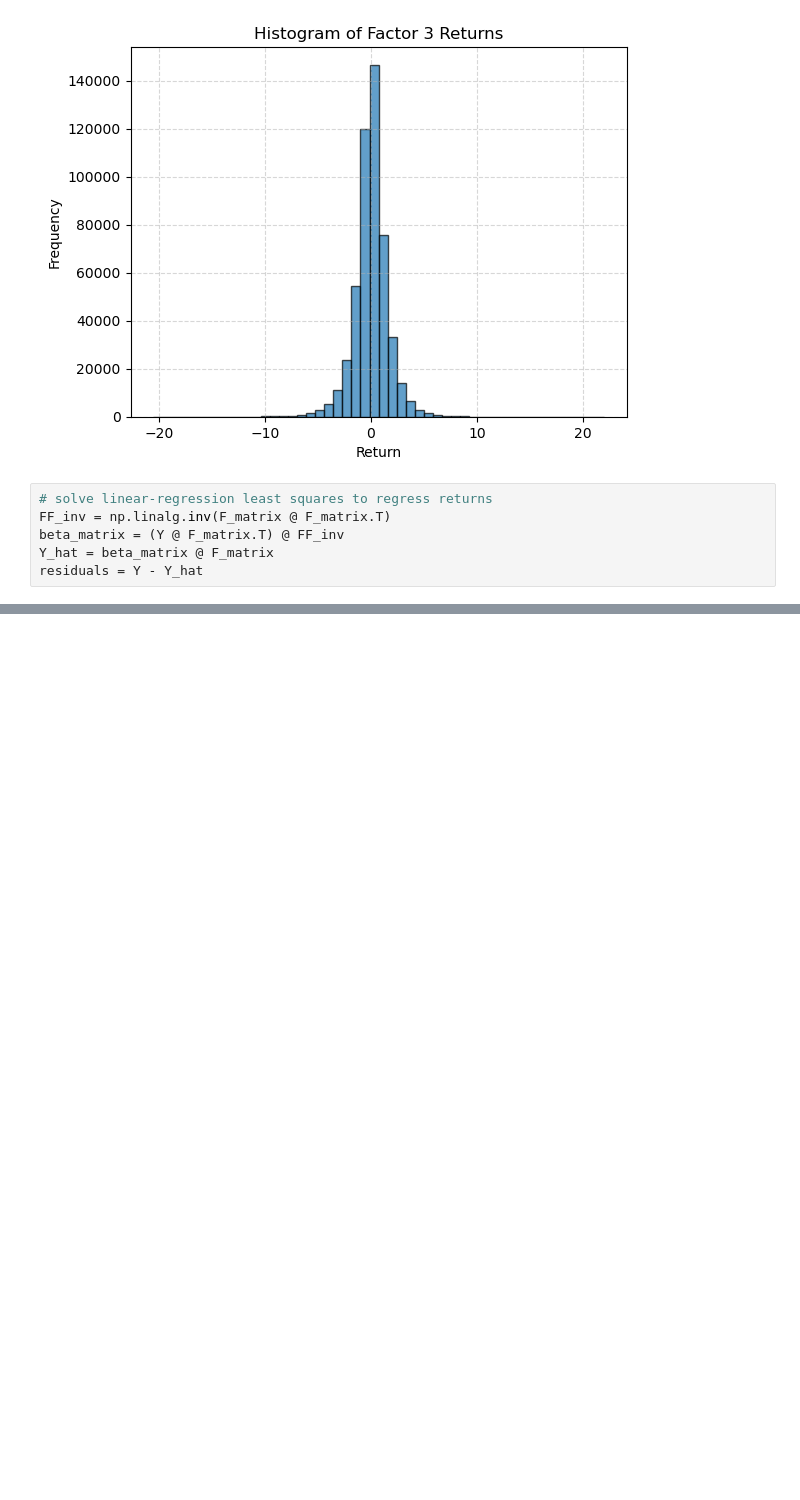
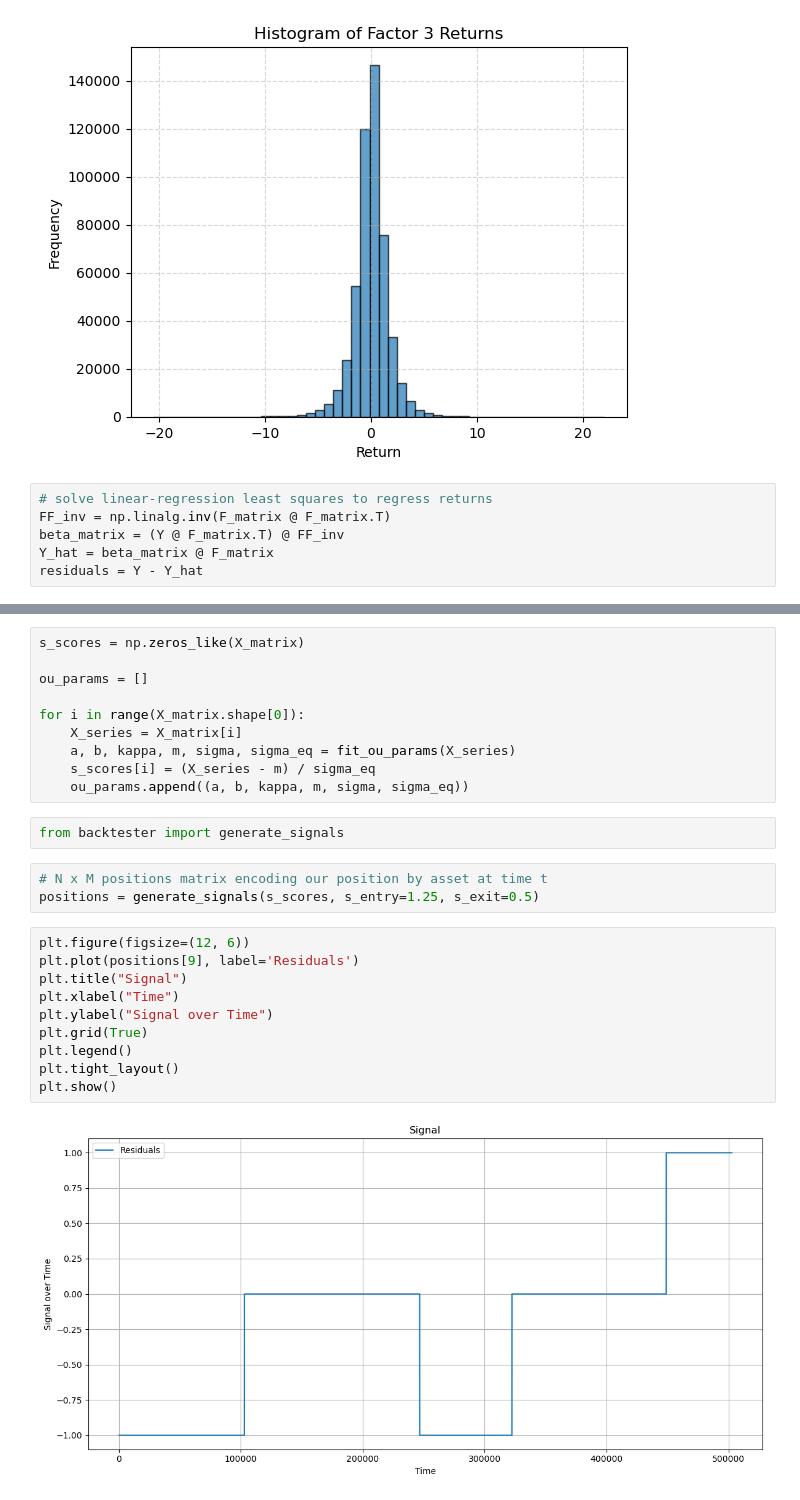
Before and after one commit to PrasunBanerjee04/Arbitrage, a Jupyter notebook: src/research.ipynb, the cells around one changed output, grey strips where cells are left out. Cells and saved outputs as stored; diff of their text form; blank space fills up the shorter version.

```diff
--- a/src/research.ipynb
+++ b/src/research.ipynb
@@ -217,0 +213,27 @@ array([[ 3.41092022e-01, -1.70920125e-01,  3.72400114e-02,
+# %%
+s_scores = np.zeros_like(X_matrix)
+
+ou_params = []
+
+for i in range(X_matrix.shape[0]):
+    X_series = X_matrix[i]
+    a, b, kappa, m, sigma, sigma_eq = fit_ou_params(X_series)
+    s_scores[i] = (X_series - m) / sigma_eq
+    ou_params.append((a, b, kappa, m, sigma, sigma_eq))
+# %%
+from backtester import generate_signals
+# %%
+# N x M positions matrix encoding our position by asset at time t
+positions = generate_signals(s_scores, s_entry=1.25, s_exit=0.5)
+# %%
+plt.figure(figsize=(12, 6))
+plt.plot(positions[9], label='Residuals')
+plt.title("Signal")
+plt.xlabel("Time")
+plt.ylabel("Signal over Time")
+plt.grid(True)
+plt.legend()
+plt.tight_layout()
+plt.show()
+# %% [output]
+[figure, added]
```
Also changed, not shown: parts of 7 cells of this notebook, 5 other files.
